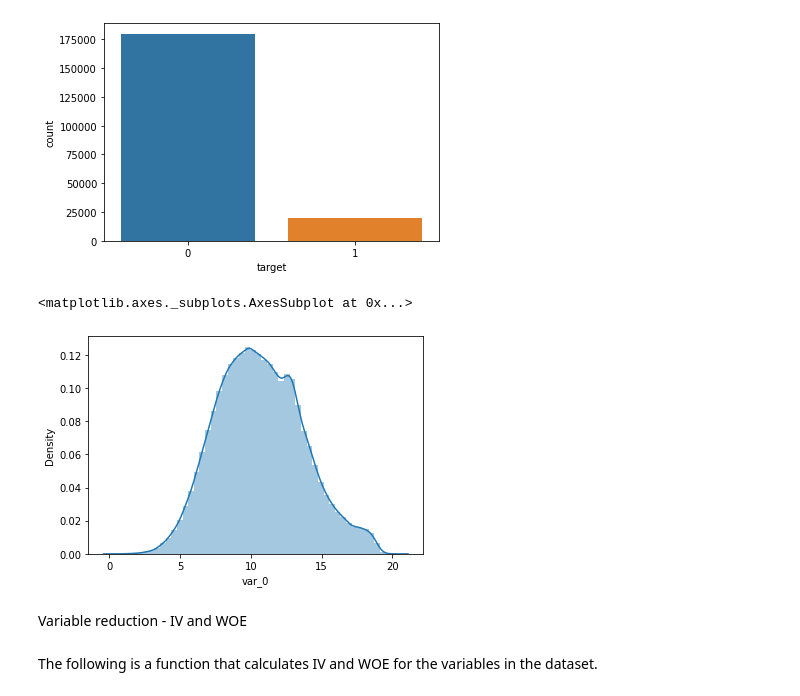
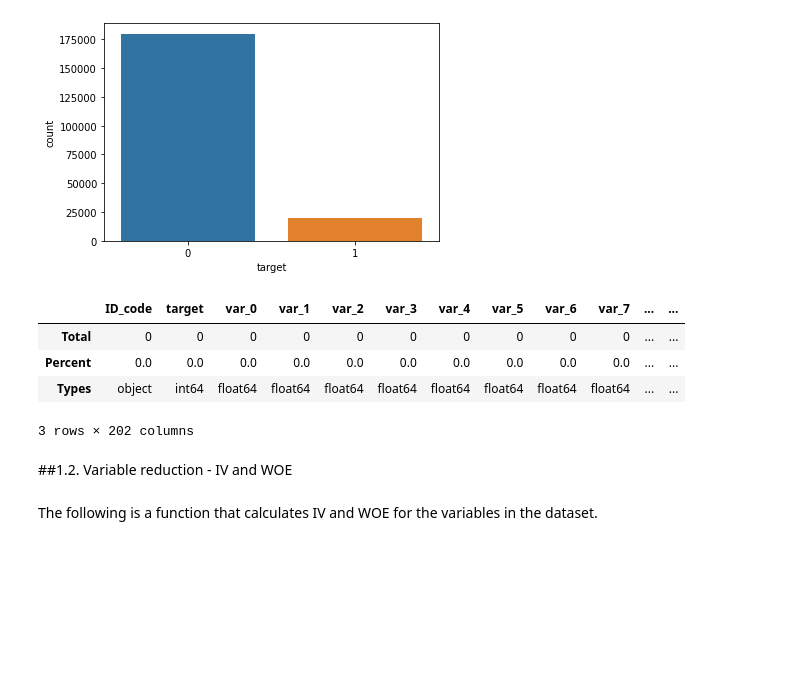
Before and after one commit to windy024/santander_kaggle, a Jupyter notebook: Model.ipynb, the cells around one changed output. Saved outputs shown, nothing was run; the diff lists cells and outputs as text; code cells hidden in the pictures; blank space fills up the shorter version.

```diff
--- a/Model.ipynb
+++ b/Model.ipynb
@@ -49,13 +62,27 @@ sns.countplot(x='target',data=train)
 # %% [output]
 <matplotlib.axes._subplots.AxesSubplot at 0x...>
 [figure]
-# %%
-sns.distplot(train['var_0'])
-# %% [output]
-<matplotlib.axes._subplots.AxesSubplot at 0x...>
-[figure, removed]
+# %%
+def missing_data(data):
+    total = data.isnull().sum()
+    percent = (data.isnull().sum()/data.isnull().count()*100)
+    tt = pd.concat([total, percent], axis=1, keys=['Total', 'Percent'])
+    types = []
+    for col in data.columns:
+        dtype = str(data[col].dtype)
+        types.append(dtype)
+    tt['Types'] = types
+    return(np.transpose(tt))
+# %%
+missing_data(train)
+# %% [output]
+|  | ID_code | target | var_0 | var_1 | var_2 | var_3 | var_4 | var_5 | var_6 | var_7 | ... | ... |
+| Total | 0 | 0 | 0 | 0 | 0 | 0 | 0 | 0 | 0 | 0 | ... | ... |
+| Percent | 0.0 | 0.0 | 0.0 | 0.0 | 0.0 | 0.0 | 0.0 | 0.0 | 0.0 | 0.0 | ... | ... |
+| Types | object | int64 | float64 | float64 | float64 | float64 | float64 | float64 | float64 | float64 | ... | ... |
+3 rows × 202 columns
 # %% [markdown]
-Variable reduction - IV and WOE
+##1.2. Variable reduction - IV and WOE
 # %% [markdown]
 The following is a function that calculates IV and WOE for the variables in the dataset.
 # %%
```
Also changed, not shown: parts of 108 cells of this notebook.
